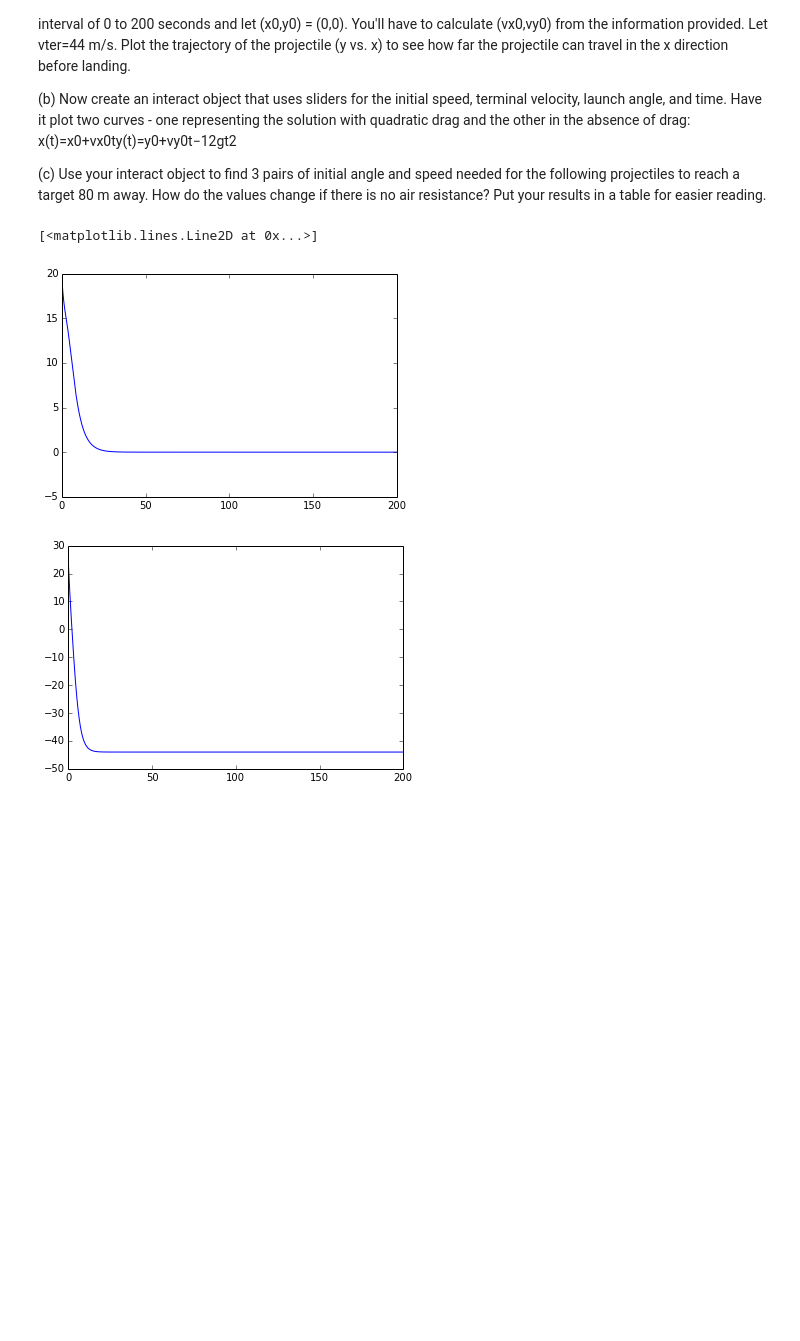
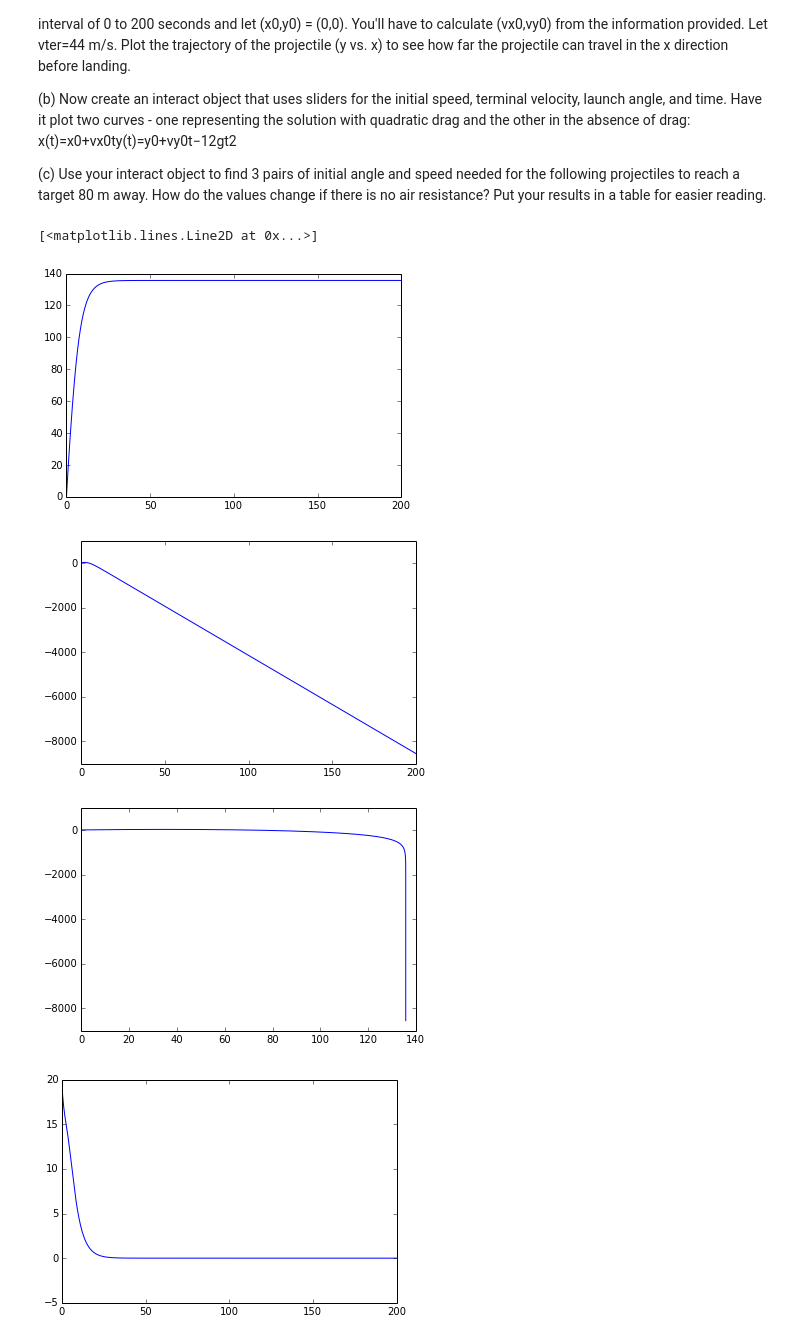
Before and after one commit to cspearso/PHYS202-S14, a Jupyter notebook: SciPy/ODEExercises.ipynb, the cells around one changed output. Drawn from its saved outputs; the diff is of its cells as text; code cells hidden in the pictures; blank space fills up the shorter version.

```diff
--- a/SciPy/ODEExercises.ipynb
+++ b/SciPy/ODEExercises.ipynb
@@ -363,8 +363,8 @@ x(t)=x0+vx0ty(t)=y0+vy0t−12gt2
 def projectile(y,t):
 
     g = 9.8
-    m = 1
-    vter = 44
+    m = 1.
+    vter = 44.
 
     Vxi = y[0]
     Vyi = y[1]
@@ -373,19 +373,38 @@ def projectile(y,t):
     dVydt = -(g/m)*(1+(Vyi/vter**2)*np.sqrt(Vxi**2+Vyi**2))
     return np.array([ dVxdt, dVydt ])
 # %%
-Vx0 = 30*np.cos(50*pi/180)
-Vy0 = 30*np.sin(50*pi/180)
+Vx0 = 30*np.cos(50.*pi/180.)
+Vy0 = 30.*np.sin(50.*pi/180.)
 
 t = np.arange(0.,200.01, .01)
 solution = odeint(projectile, np.array([Vx0,Vy0]), t)
 
 Vx = solution[:,0]
 Vy = solution[:,1]
 
+x = np.zeros(len(Vx))
+y = np.zeros(len(Vy))
+
+x[0] = 0.
+y[0] = 0.
+
+for a in range(len(Vx)-1):
+    x[a+1] = x[a] + Vx[a] * 0.01
+for a in range(len(Vy)-1):
+    y[a+1] = y[a] + Vy[a] * 0.01
+
+plt.plot(t,x)
+plt.figure()
+plt.plot(t,y)
+plt.figure()
+plt.plot(x,y)
+plt.figure()
 plt.plot(t,Vx)
 plt.figure()
 plt.plot(t,Vy)
 # %% [output]
 [<matplotlib.lines.Line2D at 0x...>]
-[figure, old version]
+[figure, new version]
-[figure, old version]
+[figure, new version]
+[figure, added]
+[figure, added]
```
Also changed, not shown: parts of 5 cells of this notebook, 1 other file.
